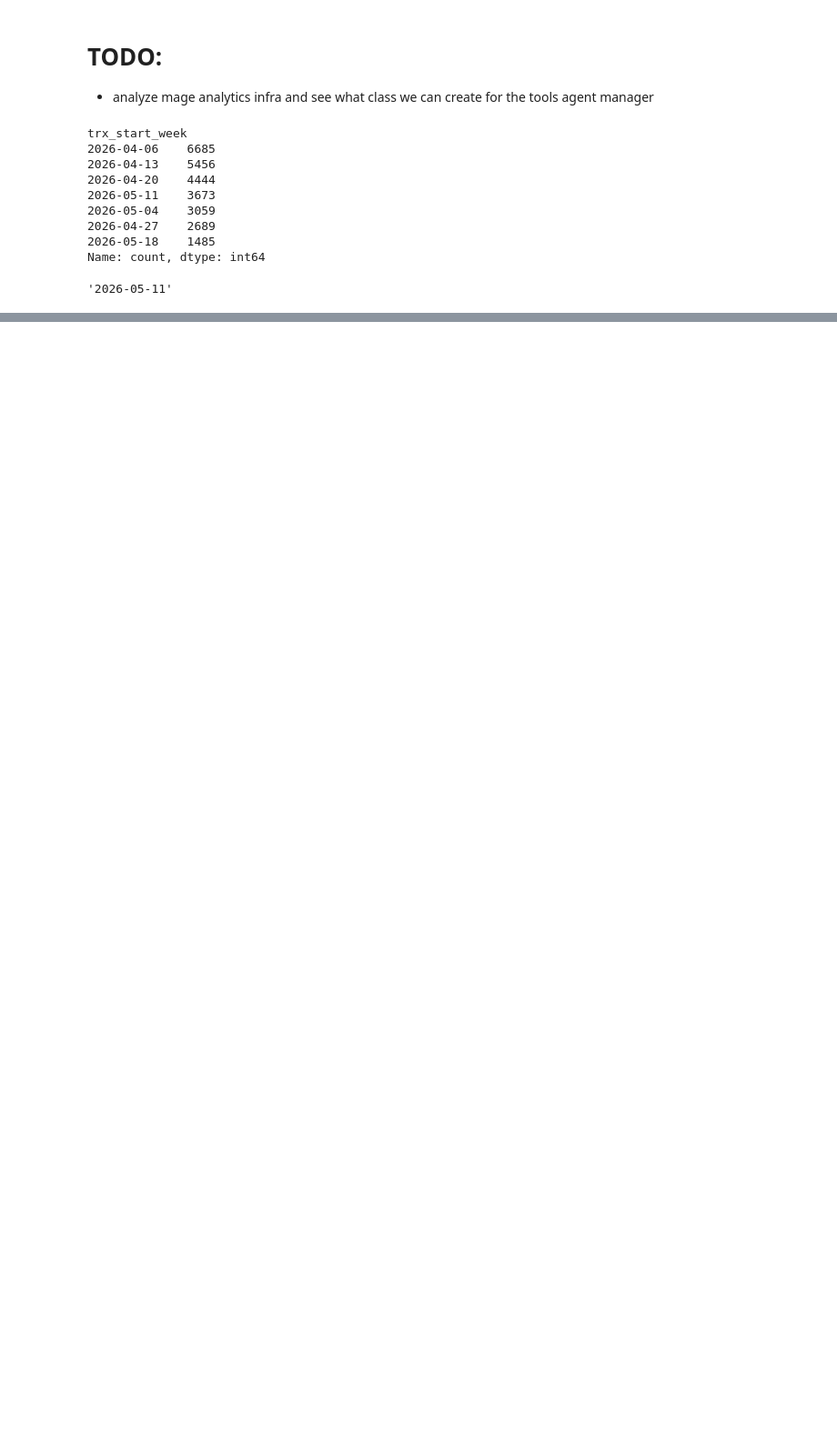
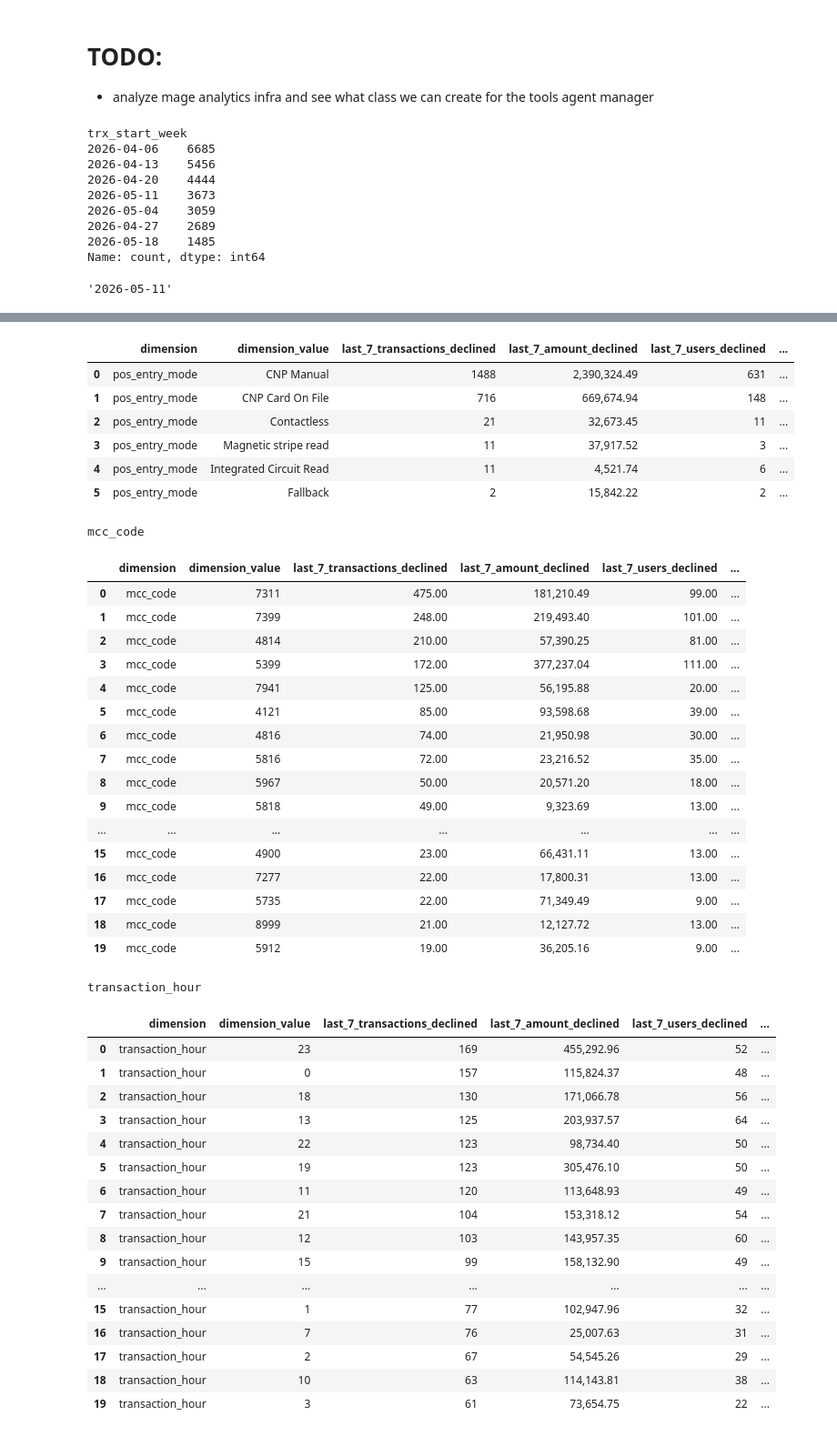
Before and after one commit to camila-cusi-klar/fraud-agentic-ai, a Jupyter notebook: analyze-fraud-rules/cpc-analyze-fraud-rules.ipynb, the cells around one changed output, grey strips where cells are left out. Shown at 91% size. Cells and saved outputs as stored; diff of their text form; code cells hidden in the pictures; blank space fills up the shorter version.

```diff
--- a/analyze-fraud-rules/cpc-analyze-fraud-rules.ipynb
+++ b/analyze-fraud-rules/cpc-analyze-fraud-rules.ipynb
@@ -256,0 +933,6 @@ week_analysis[
+# %%
+# Run this cell to inspect the top rows for every dimension separately.
+for dimension, breakdown in dimension_breakdowns.items():
+    print(f"\n{dimension}")
+    display(breakdown.head(20))
+# %% [output]
@@ -256,0 +951,43 @@ week_analysis[
+|  | dimension | dimension_value | last_7_transactions_declined | last_7_amount_declined | last_7_users_declined | ... |
+| 0 | pos_entry_mode | CNP Manual | 1488 | 2,390,324.49 | 631 | ... |
+| 1 | pos_entry_mode | CNP Card On File | 716 | 669,674.94 | 148 | ... |
+| 2 | pos_entry_mode | Contactless | 21 | 32,673.45 | 11 | ... |
+| 3 | pos_entry_mode | Magnetic stripe read | 11 | 37,917.52 | 3 | ... |
+| 4 | pos_entry_mode | Integrated Circuit Read | 11 | 4,521.74 | 6 | ... |
+| 5 | pos_entry_mode | Fallback | 2 | 15,842.22 | 2 | ... |
+mcc_code
+|  | dimension | dimension_value | last_7_transactions_declined | last_7_amount_declined | last_7_users_declined | ... |
+| 0 | mcc_code | 7311 | 475.00 | 181,210.49 | 99.00 | ... |
+| 1 | mcc_code | 7399 | 248.00 | 219,493.40 | 101.00 | ... |
+| 2 | mcc_code | 4814 | 210.00 | 57,390.25 | 81.00 | ... |
+| 3 | mcc_code | 5399 | 172.00 | 377,237.04 | 111.00 | ... |
+| 4 | mcc_code | 7941 | 125.00 | 56,195.88 | 20.00 | ... |
+| 5 | mcc_code | 4121 | 85.00 | 93,598.68 | 39.00 | ... |
+| 6 | mcc_code | 4816 | 74.00 | 21,950.98 | 30.00 | ... |
+| 7 | mcc_code | 5816 | 72.00 | 23,216.52 | 35.00 | ... |
+| 8 | mcc_code | 5967 | 50.00 | 20,571.20 | 18.00 | ... |
+| 9 | mcc_code | 5818 | 49.00 | 9,323.69 | 13.00 | ... |
+| ... | ... | ... | ... | ... | ... | ... |
+| 15 | mcc_code | 4900 | 23.00 | 66,431.11 | 13.00 | ... |
+| 16 | mcc_code | 7277 | 22.00 | 17,800.31 | 13.00 | ... |
+| 17 | mcc_code | 5735 | 22.00 | 71,349.49 | 9.00 | ... |
+| 18 | mcc_code | 8999 | 21.00 | 12,127.72 | 13.00 | ... |
+| 19 | mcc_code | 5912 | 19.00 | 36,205.16 | 9.00 | ... |
+transaction_hour
+|  | dimension | dimension_value | last_7_transactions_declined | last_7_amount_declined | last_7_users_declined | ... |
+| 0 | transaction_hour | 23 | 169 | 455,292.96 | 52 | ... |
+| 1 | transaction_hour | 0 | 157 | 115,824.37 | 48 | ... |
+| 2 | transaction_hour | 18 | 130 | 171,066.78 | 56 | ... |
+| 3 | transaction_hour | 13 | 125 | 203,937.57 | 64 | ... |
+| 4 | transaction_hour | 22 | 123 | 98,734.40 | 50 | ... |
+| 5 | transaction_hour | 19 | 123 | 305,476.10 | 50 | ... |
+| 6 | transaction_hour | 11 | 120 | 113,648.93 | 49 | ... |
+| 7 | transaction_hour | 21 | 104 | 153,318.12 | 54 | ... |
+| 8 | transaction_hour | 12 | 103 | 143,957.35 | 60 | ... |
+| 9 | transaction_hour | 15 | 99 | 158,132.90 | 49 | ... |
+| ... | ... | ... | ... | ... | ... | ... |
+| 15 | transaction_hour | 1 | 77 | 102,947.96 | 32 | ... |
+| 16 | transaction_hour | 7 | 76 | 25,007.63 | 31 | ... |
+| 17 | transaction_hour | 2 | 67 | 54,545.26 | 29 | ... |
+| 18 | transaction_hour | 10 | 63 | 114,143.81 | 38 | ... |
+| 19 | transaction_hour | 3 | 61 | 73,654.75 | 22 | ... |
```
Also changed, not shown: parts of 27 cells of this notebook.
